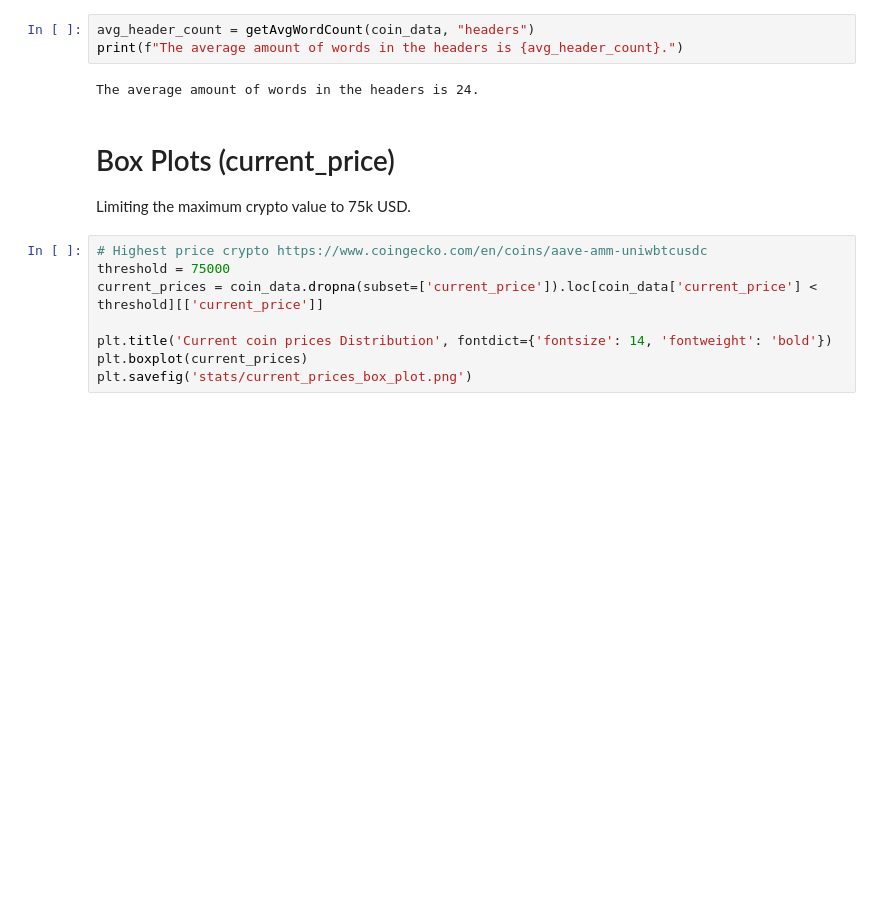
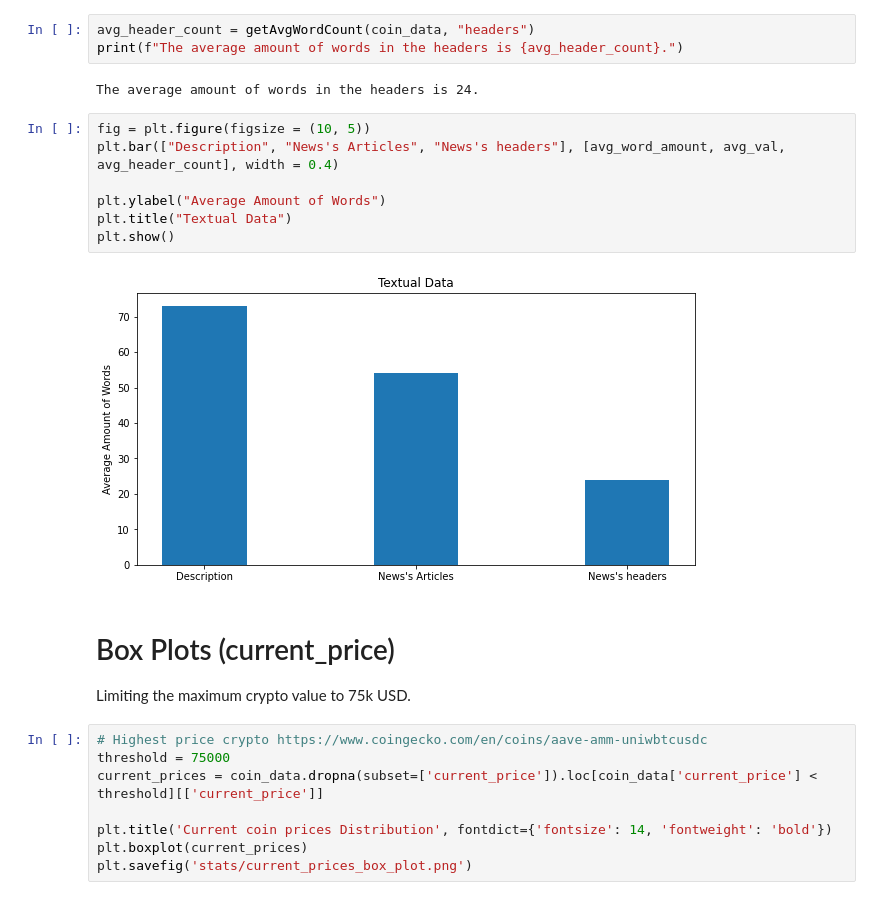
Before and after one commit to 2dukes/PROJ_PRI_2122, a Jupyter notebook: Statistics.ipynb, the cells around one changed output. Cells and saved outputs as stored; diff of their text form; blank space fills up the shorter version.

Commit message:
Added textual data plot

```diff
--- a/Statistics.ipynb
+++ b/Statistics.ipynb
@@ -142,6 +142,15 @@ avg_header_count = getAvgWordCount(coin_data, "headers")
 print(f"The average amount of words in the headers is {avg_header_count}.")
 # %% [output]
 The average amount of words in the headers is 24.
+# %%
+fig = plt.figure(figsize = (10, 5))
+plt.bar(["Description", "News's Articles", "News's headers"], [avg_word_amount, avg_val, avg_header_count], width = 0.4)
+
+plt.ylabel("Average Amount of Words")
+plt.title("Textual Data")
+plt.show()
+# %% [output]
+[figure, added]
 # %% [markdown]
 # Box Plots (current_price)
 Limiting the maximum crypto value to 75k USD.
```
Also changed, not shown: 5 other files.
